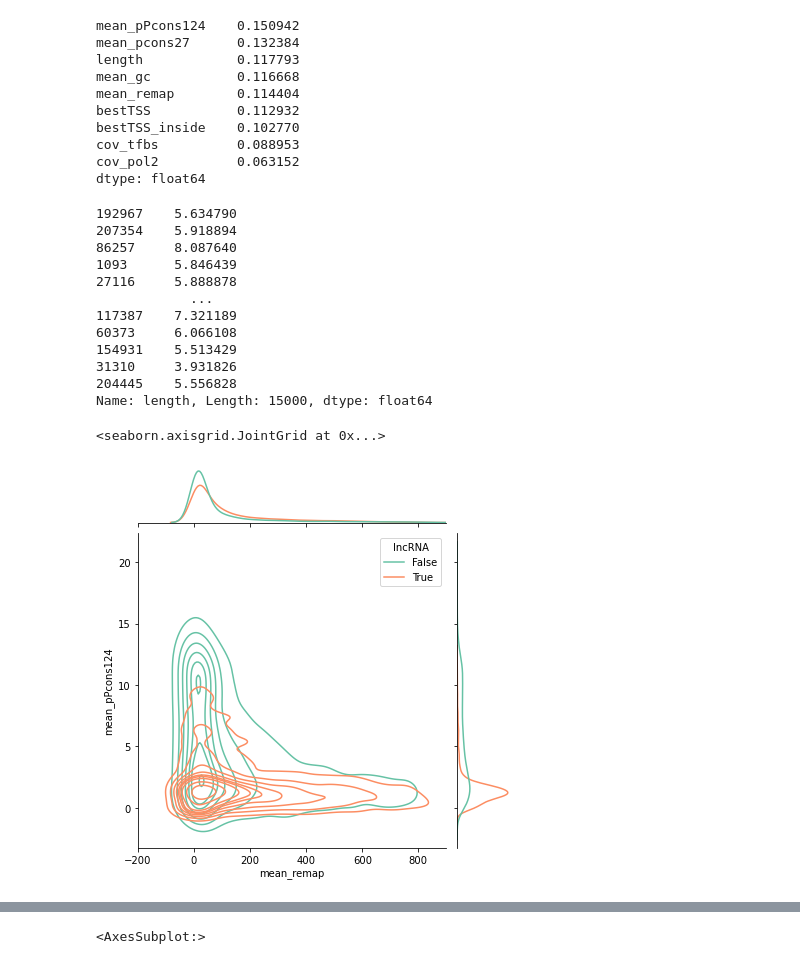
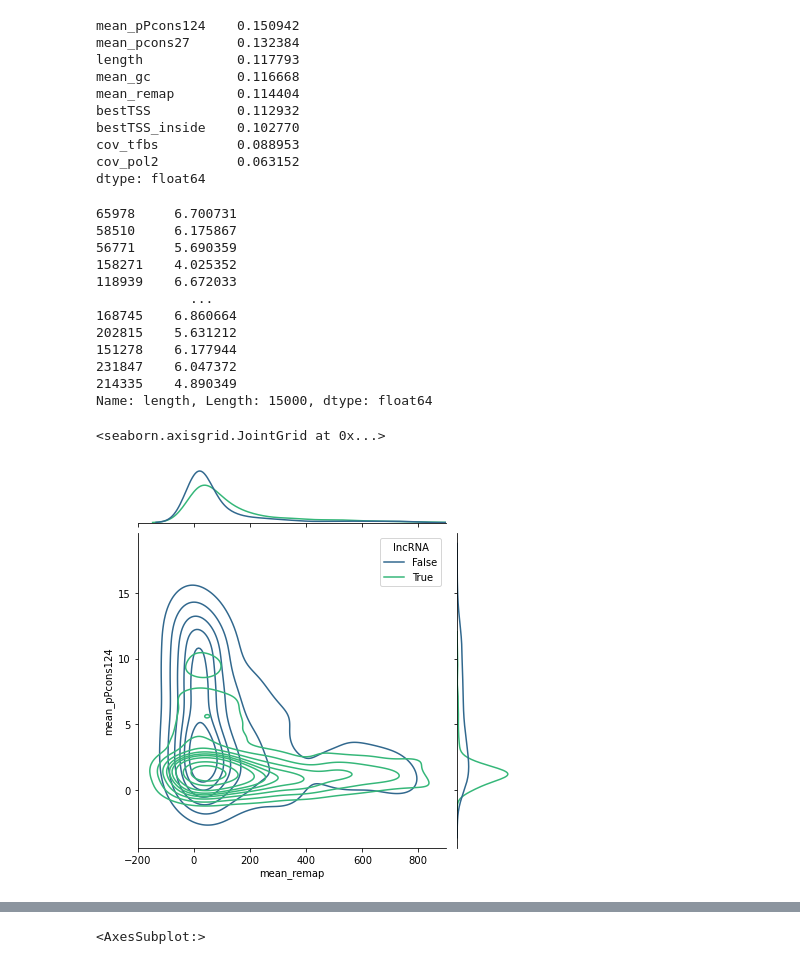
Before and after one commit to homemlab/flync, a Jupyter notebook: notebooks/random-forest.ipynb, the cells around one changed output, grey strips where cells are left out. Drawn from its saved outputs; the diff is of its cells as text; code cells hidden in the pictures.

Commit message:
update on feature graphs

```diff
--- a/notebooks/random-forest.ipynb
+++ b/notebooks/random-forest.ipynb
@@ -295,27 +295,27 @@ dtype: float64
 # !pip install seaborn
 import seaborn as sns
 # %%
-features_7500_each = pd.concat([features_clean[features_clean['lncRNA'] == True].sample(n=7500), features_clean[features_clean['lncRNA'] == False].sample(n=7500)], axis=0)
+features_7500_each = pd.concat([features_clean[features_clean['lncRNA'] == True].sample(n=500), features_clean[features_clean['lncRNA'] == False].sample(n=500)], axis=0)
 # %%
 np.log(features_7500_each['length'])
 # %% [output]
-192967    5.634790
-207354    5.918894
-86257     8.087640
-1093      5.846439
-27116     5.888878
+65978     6.700731
+58510     6.175867
+56771     5.690359
+158271    4.025352
+118939    6.672033
             ...
-117387    7.321189
-60373     6.066108
-154931    5.513429
-31310     3.931826
-204445    5.556828
+168745    6.860664
+202815    5.631212
+151278    6.177944
+231847    6.047372
+214335    4.890349
 Name: length, Length: 15000, dtype: float64
 # %%
-sns.jointplot(x='mean_remap', y='mean_pPcons124', kind='kde', hue='lncRNA', xlim=(-200,900), data=features_7500_each, palette='Set2')
+sns.jointplot(x='mean_remap', y='mean_pPcons124', kind='kde', hue='lncRNA', xlim=(-200,900), data=features_7500_each, palette='viridis')
 # %% [output]
 <seaborn.axisgrid.JointGrid at 0x...>
-[figure, old version]
+[figure, new version]
 # %%
 sns.jointplot(x='mean_remap', y='mean_pPcons124', kind='kde', xlim=(-200,900), data=features_7500_each, hue='lncRNA', fill=True, joint_kws={'alpha': 0.7}, palette='viridis')
 # %% [output]
```
Also changed, not shown: parts of 5 cells of this notebook.
